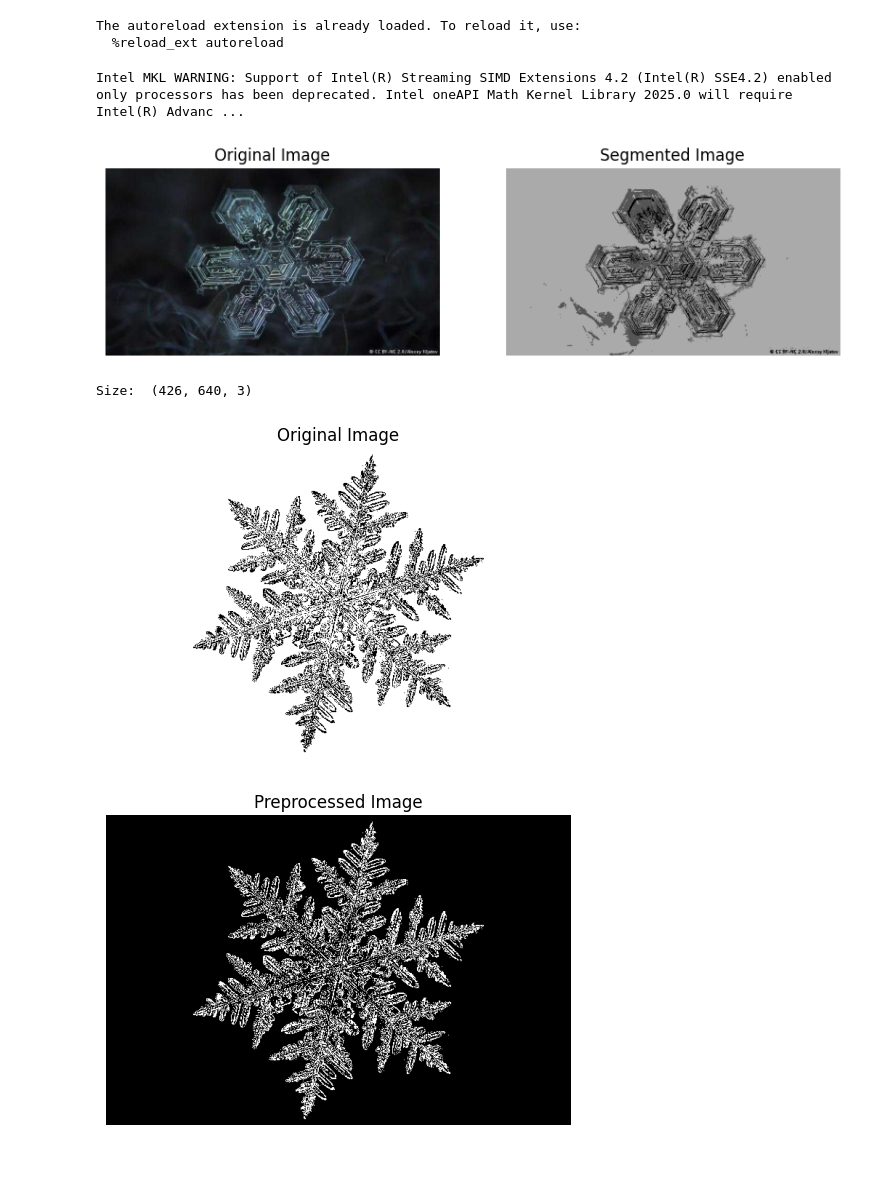
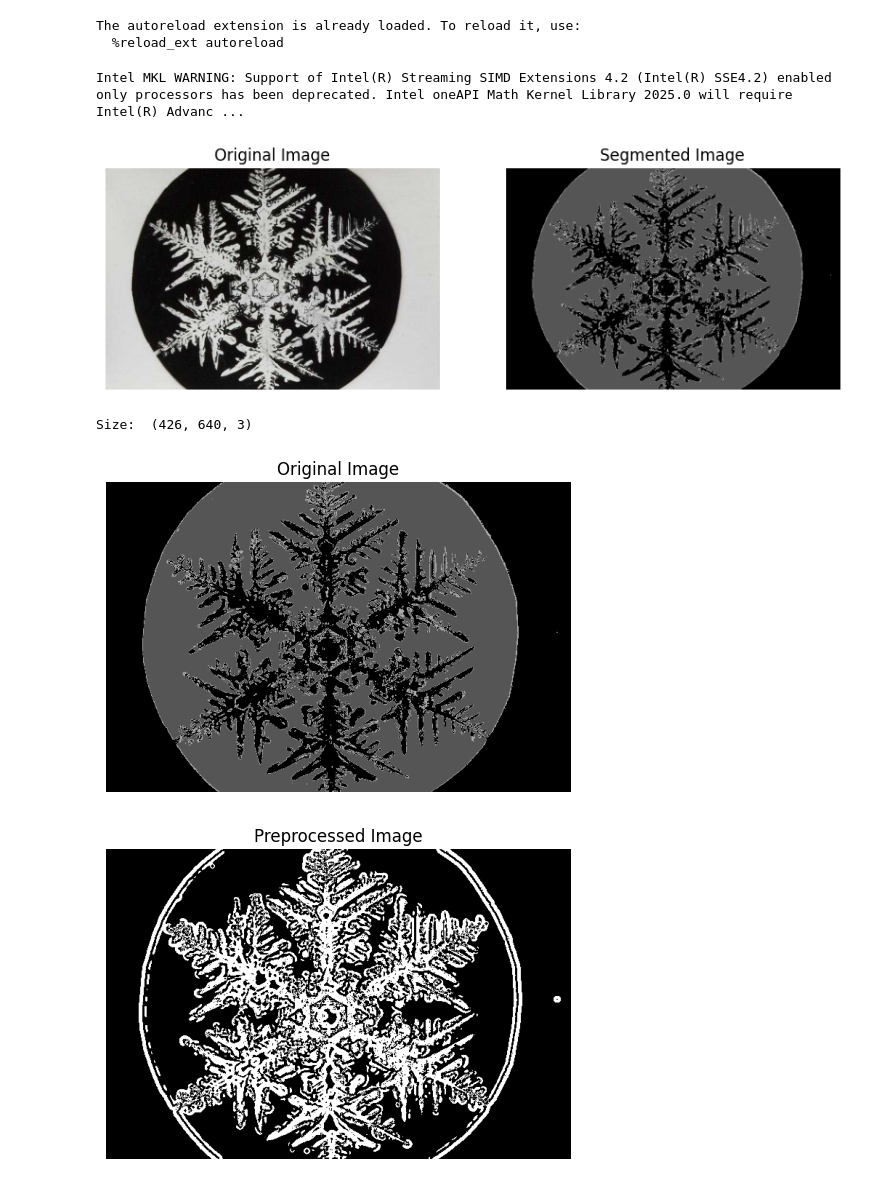
Before and after one commit to lusxvr/sf_ranking, a Jupyter notebook: dev.ipynb, the cells around one changed output. Drawn from its saved outputs; the diff is of its cells as text; code cells hidden in the pictures.

```diff
--- a/dev.ipynb
+++ b/dev.ipynb
@@ -14,7 +14,7 @@ from src import symetry_analysis as sa
 The autoreload extension is already loaded. To reload it, use:
   %reload_ext autoreload
 # %%
-image_path = "data/000.jpg"
+image_path = "data/017.jpg"
 # %%
 import cv2
 import numpy as np
@@ -76,35 +76,35 @@ def segment_image(image_path, threshold=100):
         data=reshaped.T, c=3, m=2, error=0.005, maxiter=1000, init=None
     )
 
     # Assign clusters to pixels
     cluster_map = np.argmax(u, axis=0).reshape(img.shape[:2])
 
     # Visualize the segmented image
     segmented_image = np.zeros_like(img)
     for i in range(3):  # Assuming 3 clusters
         segmented_image[cluster_map == i] = (i * 85, i * 85, i * 85)
 
 
 
     plt.figure(figsize=(10, 8))
     plt.subplot(1, 2, 1)
     plt.title("Original Image")
     plt.imshow(cv2.cvtColor(img, cv2.COLOR_BGR2RGB))
     plt.axis('off')
 
     plt.subplot(1, 2, 2)
     plt.title("Segmented Image")
     plt.imshow(cv2.cvtColor(segmented_image, cv2.COLOR_BGR2RGB))
     plt.axis('off')
     plt.show()
 
     return segmented_image
 
 # Run the segmentation workflow
-image = segment_image("data/008.jpg")
+image = segment_image(image_path)
 # %% [output]
 Intel MKL WARNING: Support of Intel(R) Streaming SIMD Extensions 4.2 (Intel(R) SSE4.2) enabled only processors has been deprecated. Intel oneAPI Math Kernel Library 2025.0 will require Intel(R) Advanc ...
-[figure, old version]
+[figure, new version]
 # %%
 #image_path = "data/014.jpg"
 #image = cv2.imread(image_path)
@@ -119,7 +119,7 @@ plt.axis('off')
 plt.show()
 # %% [output]
 Size:  (426, 640, 3)
-[figure, old version]
+[figure, new version]
 # %%
 preprocessed_image = pp.preprocess_image(image)
 
@@ -130,7 +130,7 @@ plt.imshow(preprocessed_image, cmap='gray')
 plt.axis('off')
 plt.show()
 # %% [output]
-[figure, old version]
+[figure, new version]
 # %%
 contour_image, contours = cd.detect_contours(preprocessed_image)
 
```
Also changed, not shown: parts of 2 cells of this notebook, 1 other file.
